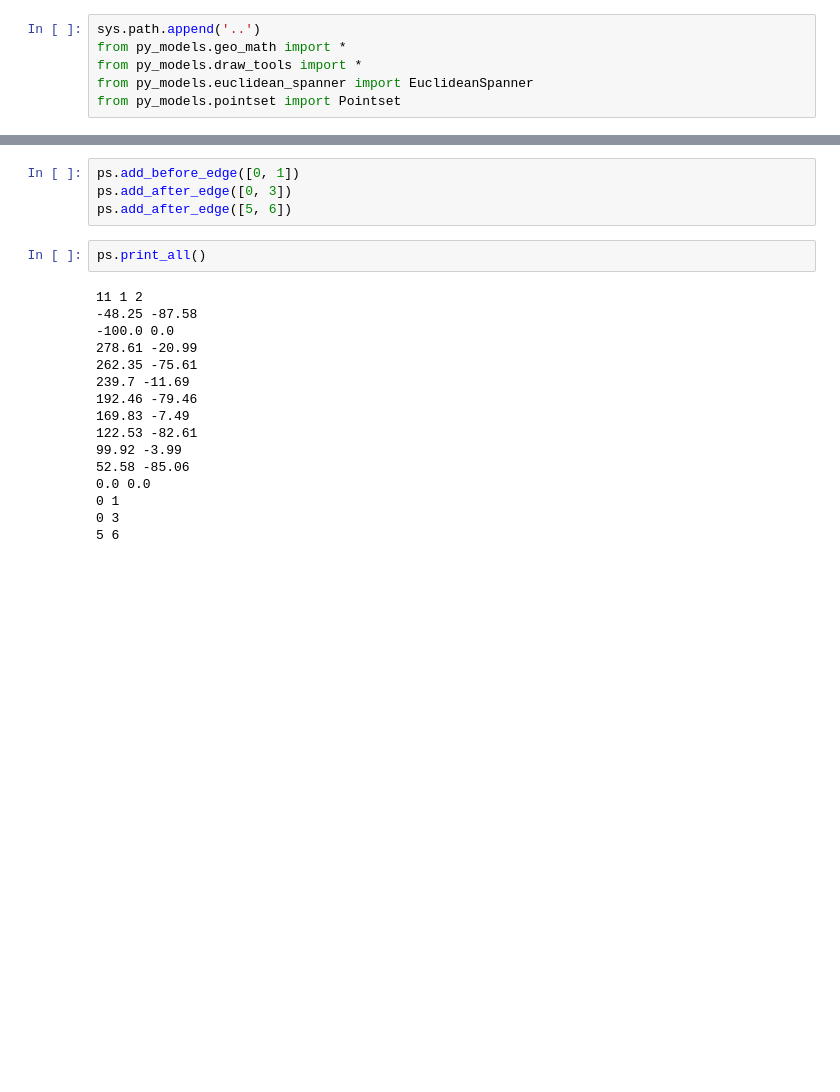
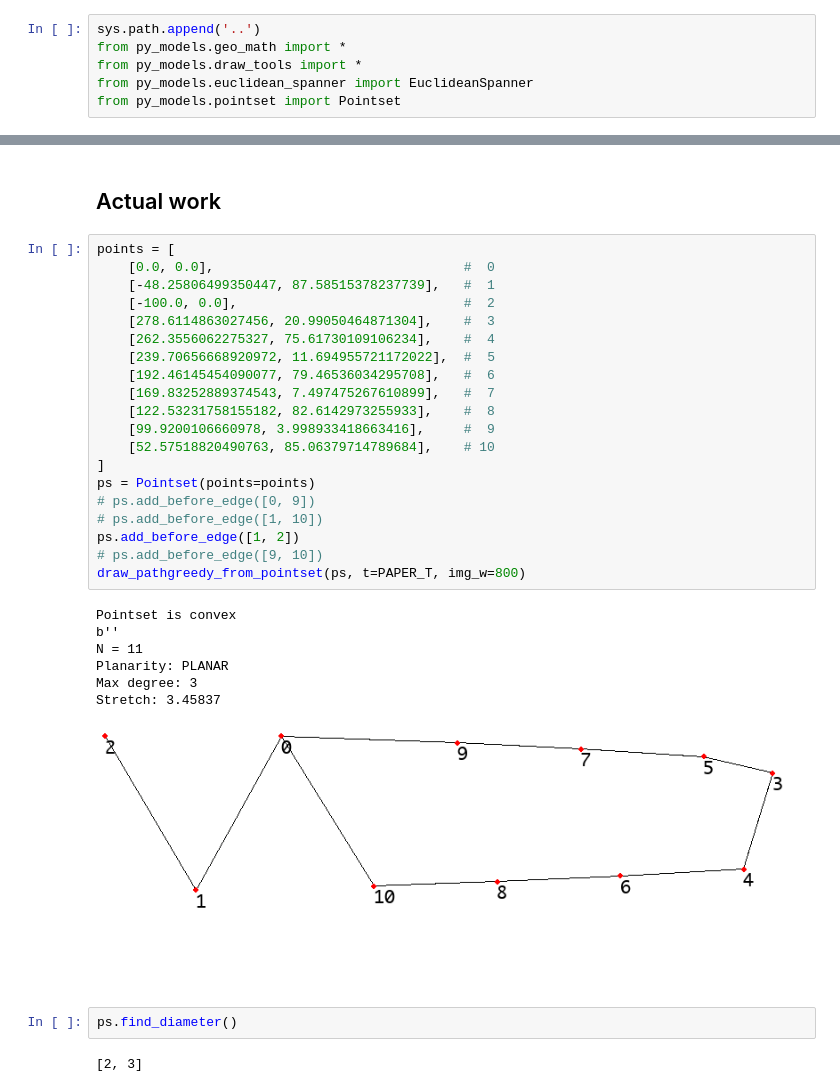
Before and after one commit to luccasiau/spanners, a Jupyter notebook: src/runs/New PathGreedy Exploration.ipynb, the cells around one changed output, grey strips where cells are left out. Drawn from its saved outputs; the diff is of its cells as text; blank space fills up the shorter version.

```diff
--- a/src/runs/New PathGreedy Exploration.ipynb
+++ b/src/runs/New PathGreedy Exploration.ipynb
@@ -80,22 +94,34 @@ Stretch: 3.4582
-# %%
-ps.add_before_edge([0, 1])
-ps.add_after_edge([0, 3])
-ps.add_after_edge([5, 6])
+# %% [markdown]
+## Actual work
+# %%
+points = [
+    [0.0, 0.0],                                #  0
+    [-48.25806499350447, 87.58515378237739],   #  1
+    [-100.0, 0.0],                             #  2
+    [278.6114863027456, 20.99050464871304],    #  3
+    [262.3556062275327, 75.61730109106234],    #  4
+    [239.70656668920972, 11.694955721172022],  #  5
+    [192.46145454090077, 79.46536034295708],   #  6
+    [169.83252889374543, 7.497475267610899],   #  7
+    [122.53231758155182, 82.6142973255933],    #  8
+    [99.9200106660978, 3.998933418663416],     #  9
+    [52.57518820490763, 85.06379714789684],    # 10
+]
+ps = Pointset(points=points)
+# ps.add_before_edge([0, 9])
+# ps.add_before_edge([1, 10])
+ps.add_before_edge([1, 2])
+# ps.add_before_edge([9, 10])
+draw_pathgreedy_from_pointset(ps, t=PAPER_T, img_w=800)
+# %% [output]
+Pointset is convex
+b''
+N = 11
+Planarity: PLANAR
+Max degree: 3
+Stretch: 3.45837
+[figure, added]
 # %%
-ps.print_all()
+ps.find_diameter()
 # %% [output]
-11 1 2
--48.25 -87.58
--100.0 0.0
-278.61 -20.99
-262.35 -75.61
-239.7 -11.69
-192.46 -79.46
-169.83 -7.49
-122.53 -82.61
-99.92 -3.99
-52.58 -85.06
-0.0 0.0
-0 1
-0 3
-5 6
+[2, 3]
```
Also changed, not shown: parts of 30 cells of this notebook, 5 other files.
